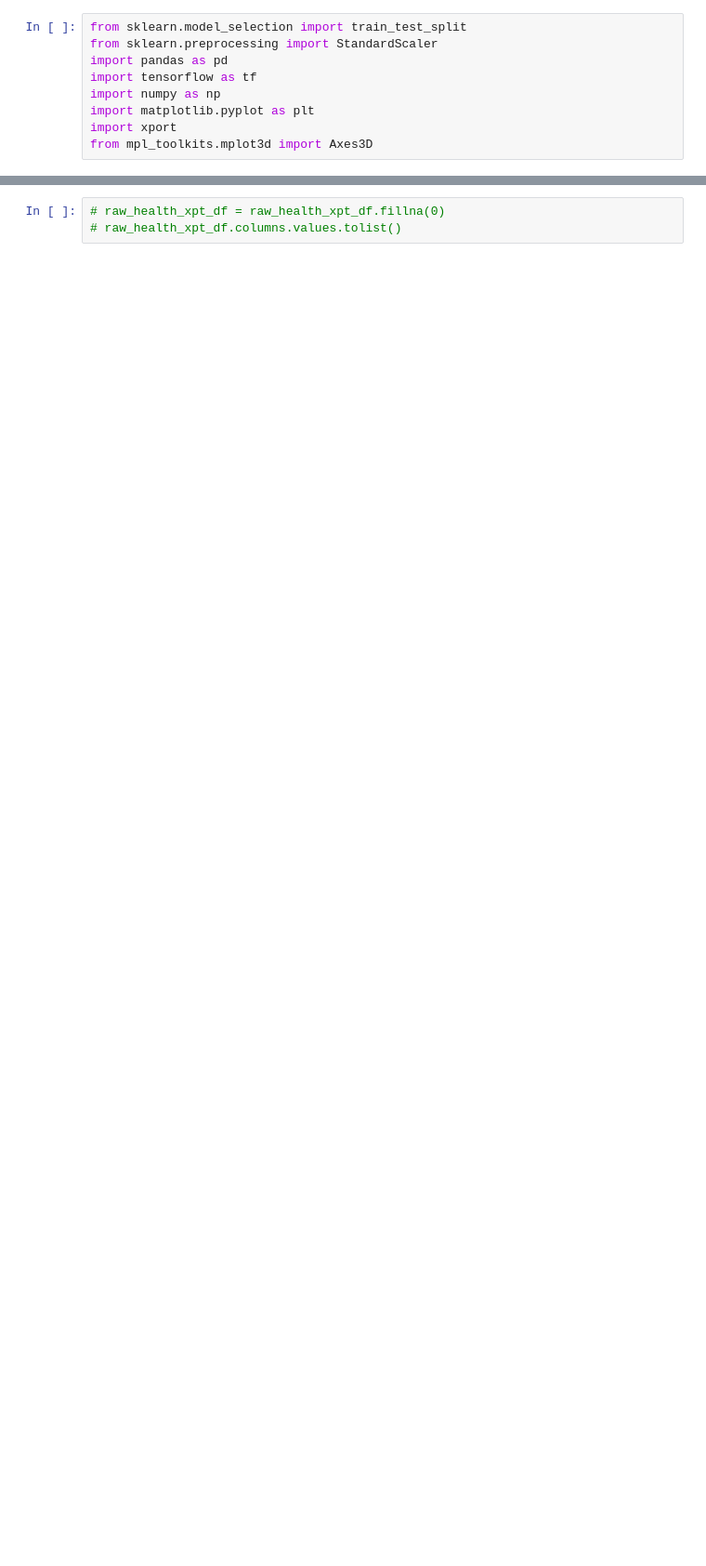
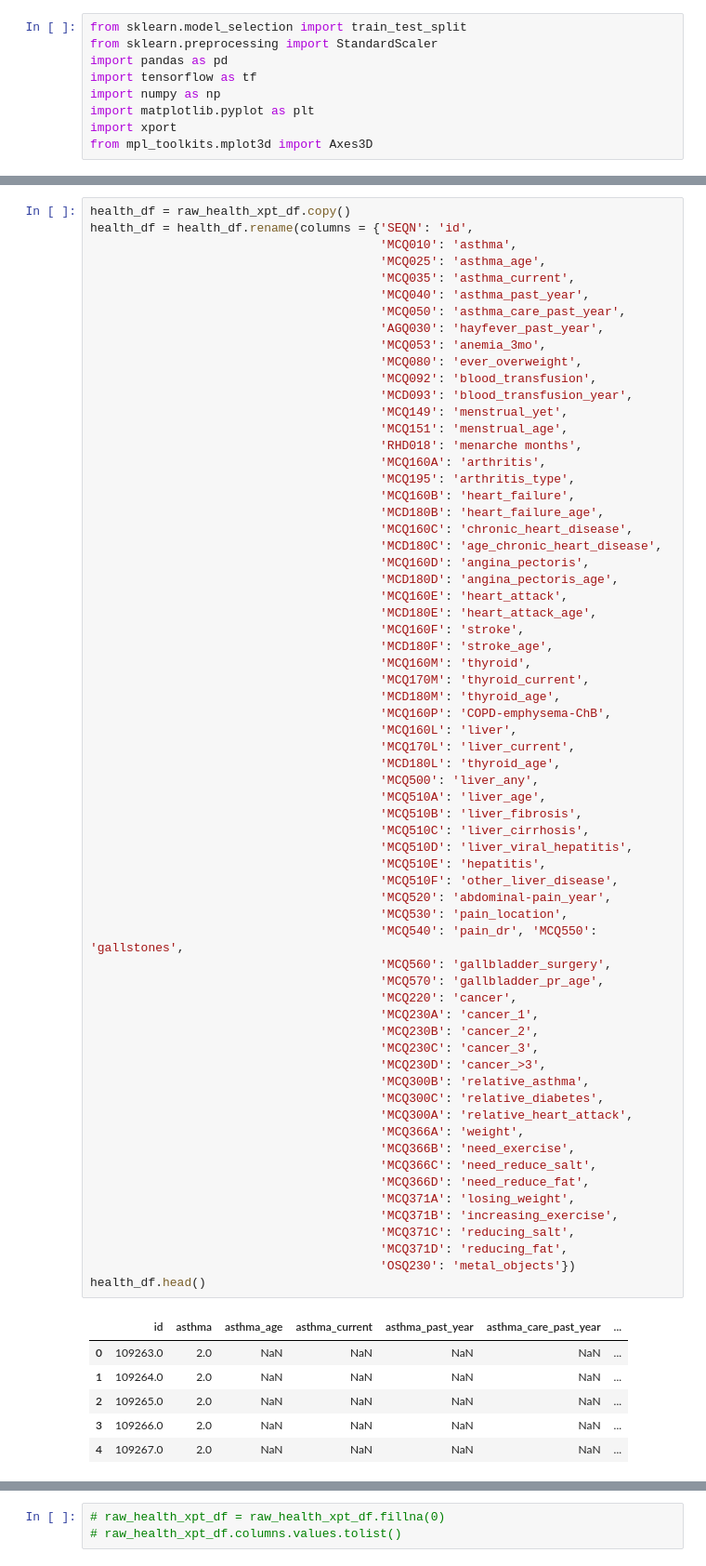
Before and after one commit to equitymarkets/HeartAttackPrediction, a Jupyter notebook: neural_network.ipynb, the cells around one changed output, grey strips where cells are left out. Shown at 93% size. Drawn from its saved outputs; the diff is of its cells as text; blank space fills up the shorter version.

```diff
--- a/neural_network.ipynb
+++ b/neural_network.ipynb
@@ -22 +25,73 @@ file_path = "/content/drive/MyDrive/health_project/Resources/P_MCQ.XPT"
 raw_health_xpt_df = pd.read_sas(file_path, format='xport')
+# %%
+health_df = raw_health_xpt_df.copy()
+health_df = health_df.rename(columns = {'SEQN': 'id',
+                                        'MCQ010': 'asthma',
+                                        'MCQ025': 'asthma_age',
+                                        'MCQ035': 'asthma_current',
+                                        'MCQ040': 'asthma_past_year',
+                                        'MCQ050': 'asthma_care_past_year',
+                                        'AGQ030': 'hayfever_past_year',
+                                        'MCQ053': 'anemia_3mo',
+                                        'MCQ080': 'ever_overweight',
+                                        'MCQ092': 'blood_transfusion',
+                                        'MCD093': 'blood_transfusion_year',
+                                        'MCQ149': 'menstrual_yet',
+                                        'MCQ151': 'menstrual_age',
+                                        'RHD018': 'menarche months',
+                                        'MCQ160A': 'arthritis',
+                                        'MCQ195': 'arthritis_type',
+                                        'MCQ160B': 'heart_failure',
+                                        'MCD180B': 'heart_failure_age',
+                                        'MCQ160C': 'chronic_heart_disease',
+                                        'MCD180C': 'age_chronic_heart_disease',
+                                        'MCQ160D': 'angina_pectoris',
+                                        'MCD180D': 'angina_pectoris_age',
+                                        'MCQ160E': 'heart_attack',
+                                        'MCD180E': 'heart_attack_age',
+                                        'MCQ160F': 'stroke',
+                                        'MCD180F': 'stroke_age',
+                                        'MCQ160M': 'thyroid',
+                                        'MCQ170M': 'thyroid_current',
+                                        'MCD180M': 'thyroid_age',
+                                        'MCQ160P': 'COPD-emphysema-ChB',
+                                        'MCQ160L': 'liver',
+                                        'MCQ170L': 'liver_current',
+                                        'MCD180L': 'thyroid_age',
+                                        'MCQ500': 'liver_any',
+                                        'MCQ510A': 'liver_age',
+                                        'MCQ510B': 'liver_fibrosis',
+                                        'MCQ510C': 'liver_cirrhosis',
+                                        'MCQ510D': 'liver_viral_hepatitis',
+                                        'MCQ510E': 'hepatitis',
+                                        'MCQ510F': 'other_liver_disease',
+                                        'MCQ520': 'abdominal-pain_year',
+                                        'MCQ530': 'pain_location',
+                                        'MCQ540': 'pain_dr', 'MCQ550': 'gallstones',
+                                        'MCQ560': 'gallbladder_surgery',
+                                        'MCQ570': 'gallbladder_pr_age',
+                                        'MCQ220': 'cancer',
+                                        'MCQ230A': 'cancer_1',
+                                        'MCQ230B': 'cancer_2',
+                                        'MCQ230C': 'cancer_3',
+                                        'MCQ230D': 'cancer_>3',
+                                        'MCQ300B': 'relative_asthma',
+                                        'MCQ300C': 'relative_diabetes',
+                                        'MCQ300A': 'relative_heart_attack',
+                                        'MCQ366A': 'weight',
+                                        'MCQ366B': 'need_exercise',
+                                        'MCQ366C': 'need_reduce_salt',
+                                        'MCQ366D': 'need_reduce_fat',
+                                        'MCQ371A': 'losing_weight',
+                                        'MCQ371B': 'increasing_exercise',
+                                        'MCQ371C': 'reducing_salt',
+                                        'MCQ371D': 'reducing_fat',
+                                        'OSQ230': 'metal_objects'})
+health_df.head()
+# %% [output]
+|  | id | asthma | asthma_age | asthma_current | asthma_past_year | asthma_care_past_year | ... |
+| 0 | 109263.0 | 2.0 | NaN | NaN | NaN | NaN | ... |
+| 1 | 109264.0 | 2.0 | NaN | NaN | NaN | NaN | ... |
+| 2 | 109265.0 | 2.0 | NaN | NaN | NaN | NaN | ... |
+| 3 | 109266.0 | 2.0 | NaN | NaN | NaN | NaN | ... |
+| 4 | 109267.0 | 2.0 | NaN | NaN | NaN | NaN | ... |
```
Also changed, not shown: parts of 11 cells of this notebook.
